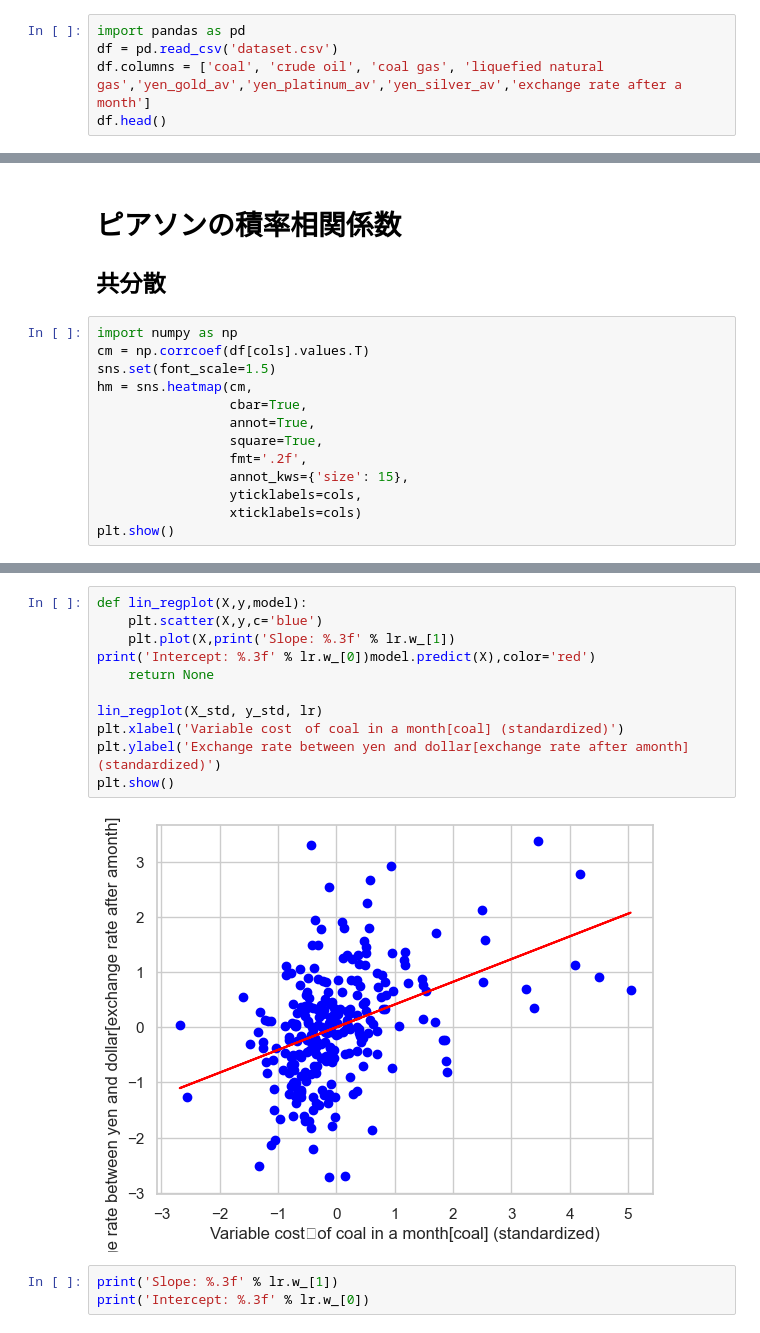
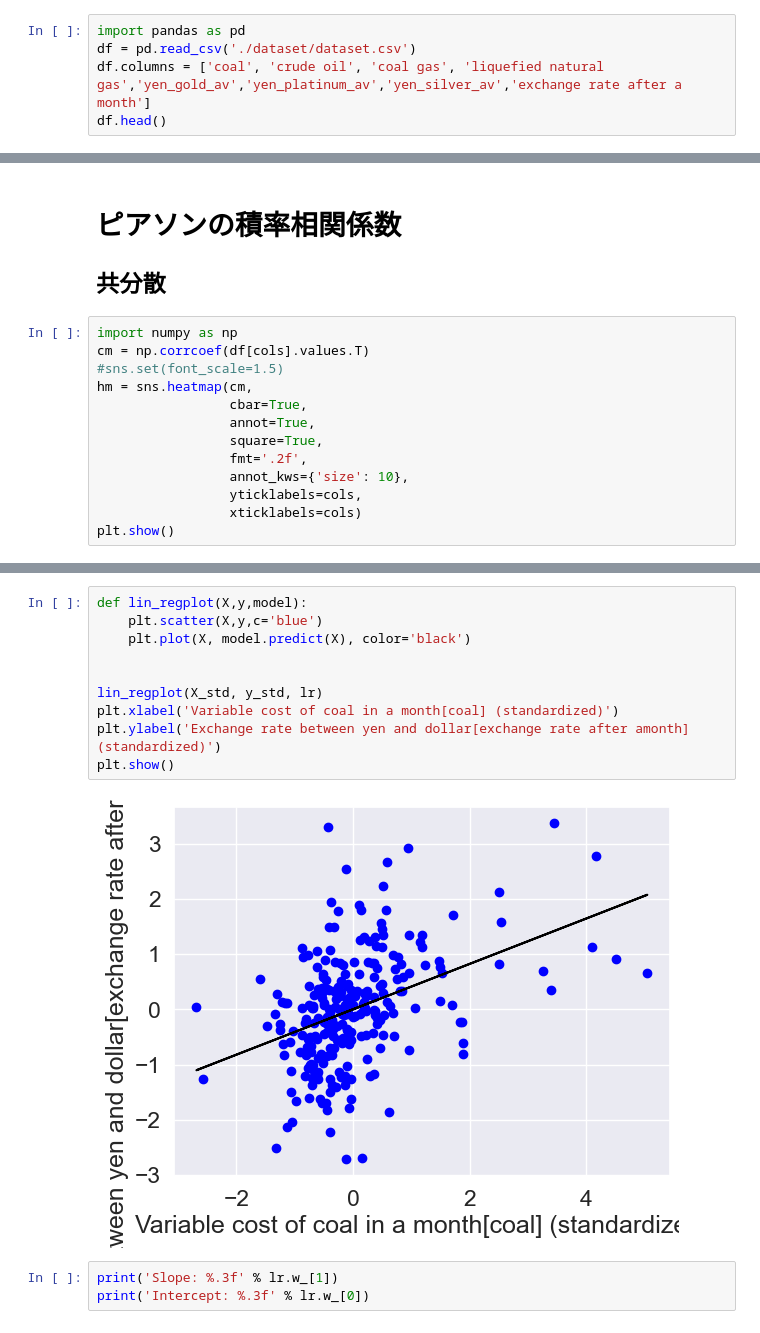
Before and after one commit to nao329/kawase_analyze, a Jupyter notebook: predict.ipynb, the cells around one changed output, grey strips where cells are left out. Saved outputs shown, nothing was run; the diff lists cells and outputs as text.

```diff
--- a/predict.ipynb
+++ b/predict.ipynb
@@ -6,7 +6,7 @@
 - データの分布と外れ値が含まれているか調べる。
 # %%
 import pandas as pd
-df = pd.read_csv('dataset.csv')
+df = pd.read_csv('./dataset/dataset.csv')
 df.columns = ['coal', 'crude oil', 'coal gas', 'liquefied natural gas','yen_gold_av','yen_platinum_av','yen_silver_av','exchange rate after a month']
 df.head()
 # %% [output]
@@ -31,13 +31,13 @@ plt.show()
 # %%
 import numpy as np
 cm = np.corrcoef(df[cols].values.T)
-sns.set(font_scale=1.5)
+#sns.set(font_scale=1.5)
 hm = sns.heatmap(cm,
                  cbar=True,
                  annot=True,
                  square=True,
                  fmt='.2f',
-                 annot_kws={'size': 15},
+                 annot_kws={'size': 10},
                  yticklabels=cols,
                  xticklabels=cols)
 plt.show()
@@ -117,16 +90,15 @@ plt.show()
 # %%
 def lin_regplot(X,y,model):
     plt.scatter(X,y,c='blue')
-    plt.plot(X,print('Slope: %.3f' % lr.w_[1])
-print('Intercept: %.3f' % lr.w_[0])model.predict(X),color='red')
-    return None
+    plt.plot(X, model.predict(X), color='black')
+
 
 lin_regplot(X_std, y_std, lr)
-plt.xlabel('Variable cost　of coal in a month[coal] (standardized)')
+plt.xlabel('Variable cost of coal in a month[coal] (standardized)')
 plt.ylabel('Exchange rate between yen and dollar[exchange rate after amonth] (standardized)')
 plt.show()
 # %% [output]
-[figure, old version]
+[figure, new version]
 # %%
 print('Slope: %.3f' % lr.w_[1])
 print('Intercept: %.3f' % lr.w_[0])
```
Also changed, not shown: parts of 12 cells of this notebook.
